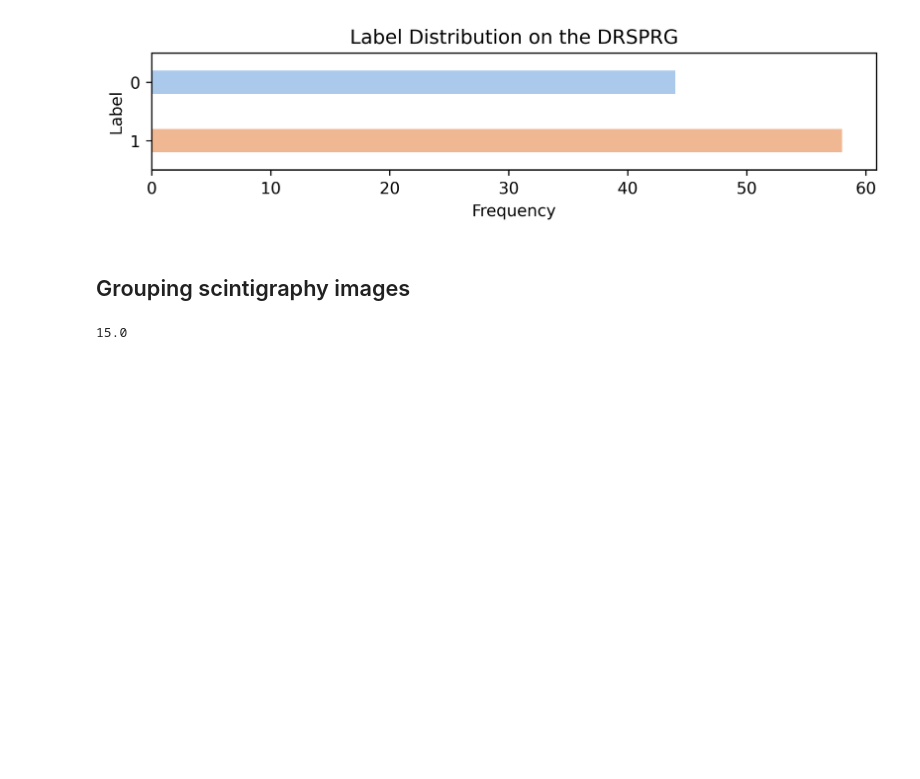
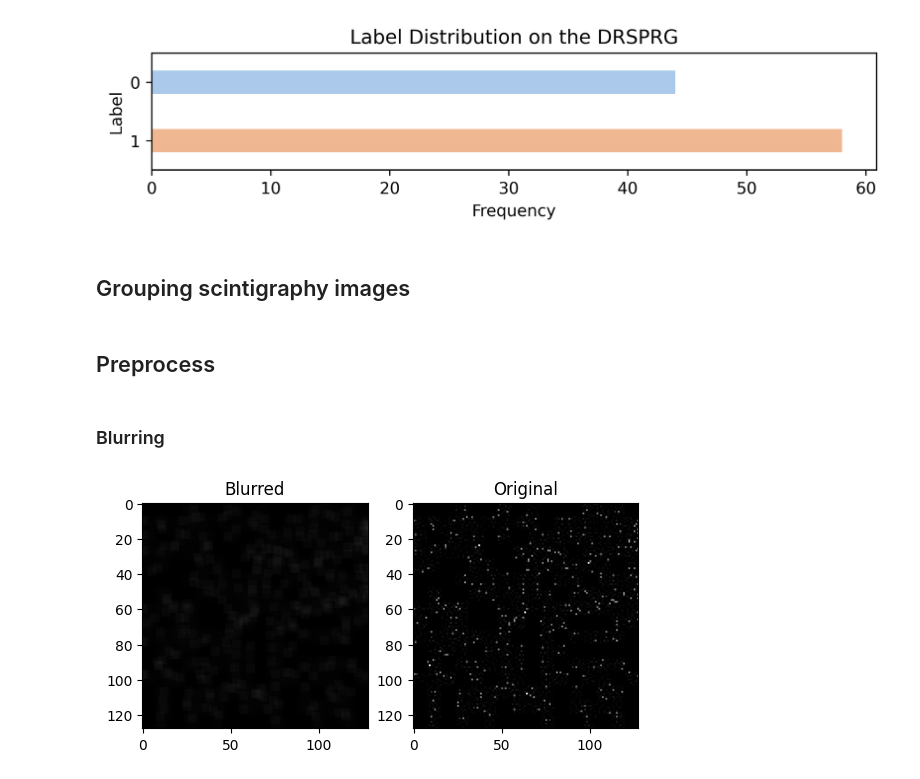
Before and after one commit to HyanBatista/chronic-kidney-disease, a Jupyter notebook: notebooks/04_preprocessing.ipynb, the cells around one changed output. Saved outputs shown, nothing was run; the diff lists cells and outputs as text; code cells hidden in the pictures; blank space fills up the shorter version.

Commit message:
feat: update preprocessing notebook

```diff
--- a/notebooks/04_preprocessing.ipynb
+++ b/notebooks/04_preprocessing.ipynb
@@ -100,8 +102,4 @@ def filter_images(images_dir, group_size):
     yield from batched(filtered, group_size)
 
 
-image_path_group = list(filter_images(IMAGES_DIR, 12))
+image_path_groups = list(filter_images(IMAGES_DIR, 12))
-# %%
-len(image_path_group) / 102
-# %% [output]
-15.0
@@ -107,0 +108,18 @@ len(image_path_group) / 102
+# %% [markdown]
+## Preprocess
+# %% [markdown]
+### Blurring
+# %%
+img = cv2.imread(str(image_path_groups[0][0]))
+kernel = np.ones((5, 5), np.float32) / 25
+dst = cv2.filter2D(img, -1, kernel)
+
+plt.subplot(121)
+plt.title("Blurred")
+plt.imshow(dst)
+plt.subplot(122)
+plt.title("Original")
+plt.imshow(img)
+plt.show()
+# %% [output]
+[figure, added]
```
Also changed, not shown: parts of 2 cells of this notebook, 1 other file.
